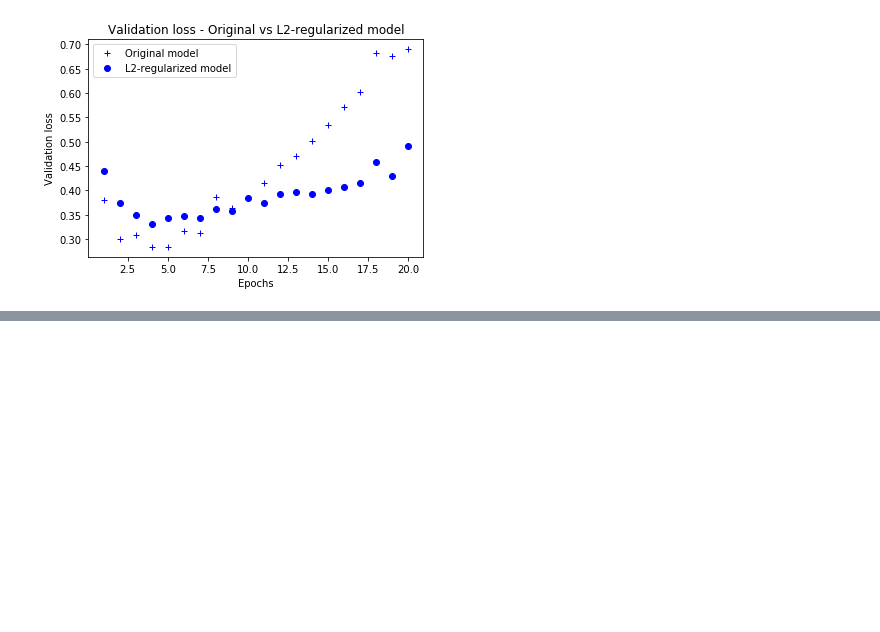
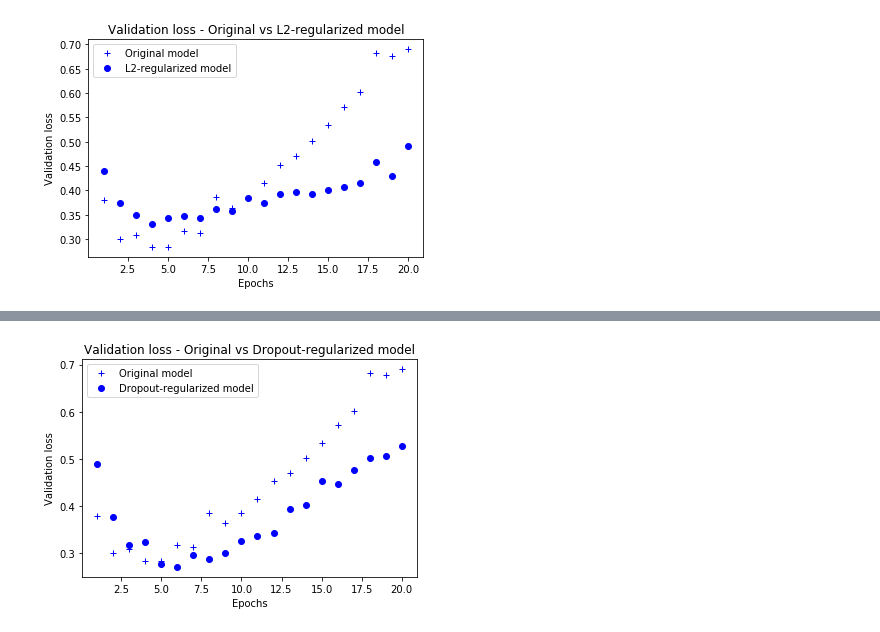
Before and after one commit to y33-j3T/Machine-Learning-Archive, a Jupyter notebook: classifying-movie-reviews.ipynb, the cells around one changed output, grey strips where cells are left out. Cells and saved outputs as stored; diff of their text form; code cells hidden in the pictures; blank space fills up the shorter version.

Commit message:
add dropout regularization to model

```diff
--- a/classifying-movie-reviews.ipynb
+++ b/classifying-movie-reviews.ipynb
@@ -263,0 +262,14 @@ L1_regularizer
+# %%
+model4 = models.Sequential()
+model4.add(layers.Dense(16, activation='relu', input_shape=(10000,)))
+model4.add(layers.Dropout(0.5))
+model4.add(layers.Dense(16, activation='relu'))
+model4.add(layers.Dropout(0.5))
+model4.add(layers.Dense(1, activation='sigmoid'))
+
+model4.compile(optimizer='rmsprop',
+              loss='binary_crossentropy',
+              metrics=['accuracy'])
+
+history4 = model4.fit(partial_x_train, partial_y_train, epochs=20, batch_size=512,
+          validation_data=(x_val, y_val))
@@ -263,0 +294,23 @@ L1_regularizer
+# %%
+history_dict4 = history4.history
+
+loss_values4 = history_dict4['loss']
+val_loss_values4 = history_dict4['val_loss']
+
+acc_values4 = history_dict4['acc']
+val_acc_values4 = history_dict4['val_acc']
+
+epochs4 = range(1, len(acc_values4) + 1)
+# %%
+plt.clf()
+
+plt.plot(epochs4, val_loss_values, 'b+', label='Original model')
+plt.plot(epochs4, val_loss_values4, 'bo', label='Dropout-regularized model')
+plt.title('Validation loss - Original vs Dropout-regularized model')
+plt.xlabel('Epochs')
+plt.ylabel('Validation loss')
+plt.legend()
+
+plt.show()
+# %% [output]
+[figure, added]
```
Also changed, not shown: parts of 6 cells of this notebook.
